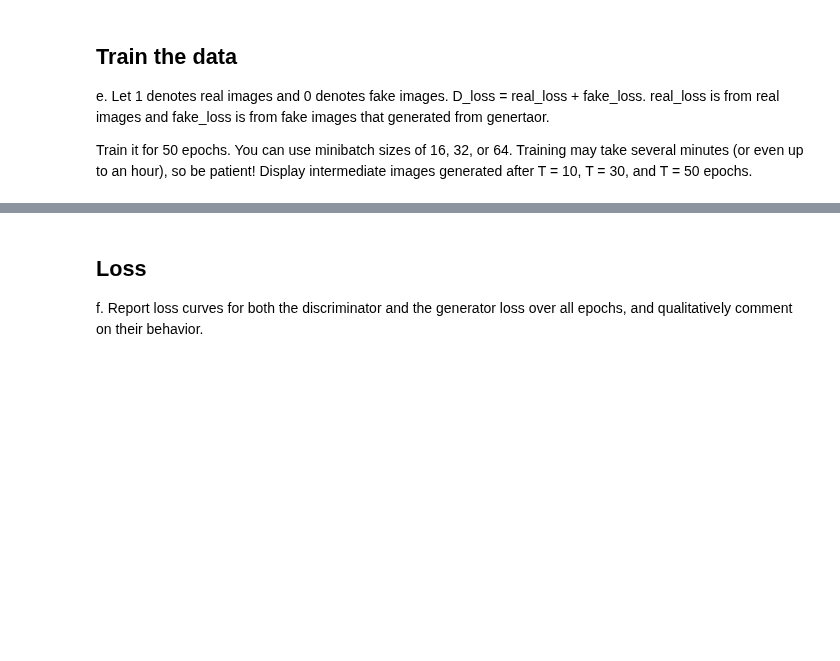
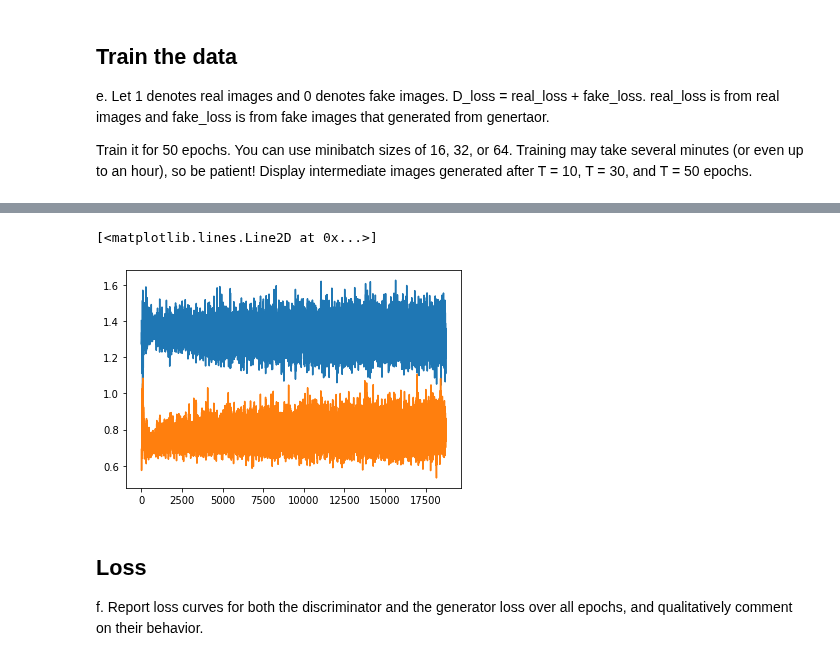
Before and after one commit to yeb2Binfang/ECE-GY9123_DL, a Jupyter notebook: HW/HW6/HW6.ipynb, the cells around one changed output, grey strips where cells are left out. Cells and saved outputs as stored; diff of their text form; code cells hidden in the pictures; blank space fills up the shorter version.

```diff
--- a/HW/HW6/HW6.ipynb
+++ b/HW/HW6/HW6.ipynb
@@ -399,3 +401,9 @@ Epoch 12 - loss_d: 0.893, loss_g: 1.347
+# %%
+plt.plot(D_losses_overall,label="D_losses_overall")
+plt.plot(G_losses_overall,label="G_losses_overall")
+# %% [output]
+[<matplotlib.lines.Line2D at 0x...>]
+[figure, added]
 # %% [markdown]
 ## Loss
 f. Report loss curves for both the discriminator and the generator loss over all epochs, and qualitatively comment on their behavior.
```
Also changed, not shown: parts of 4 cells of this notebook.
